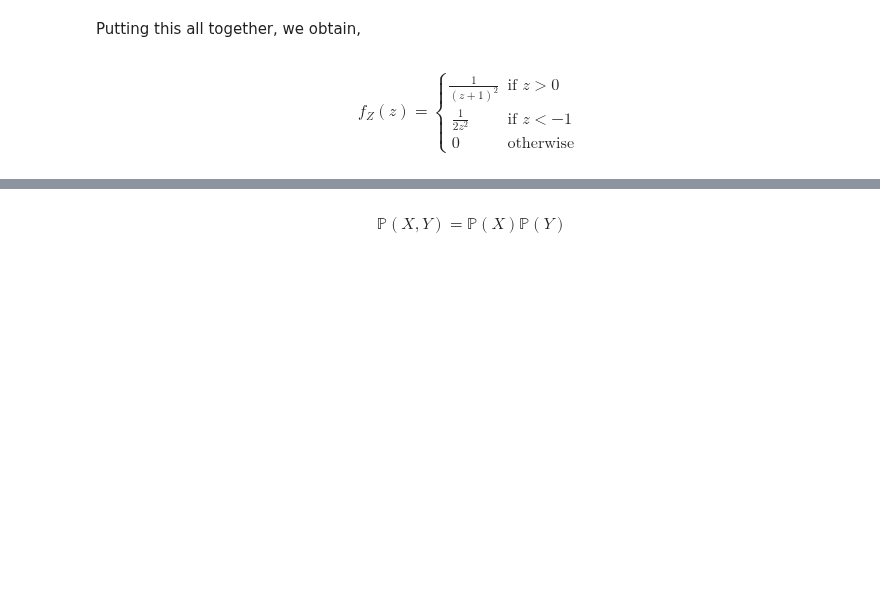
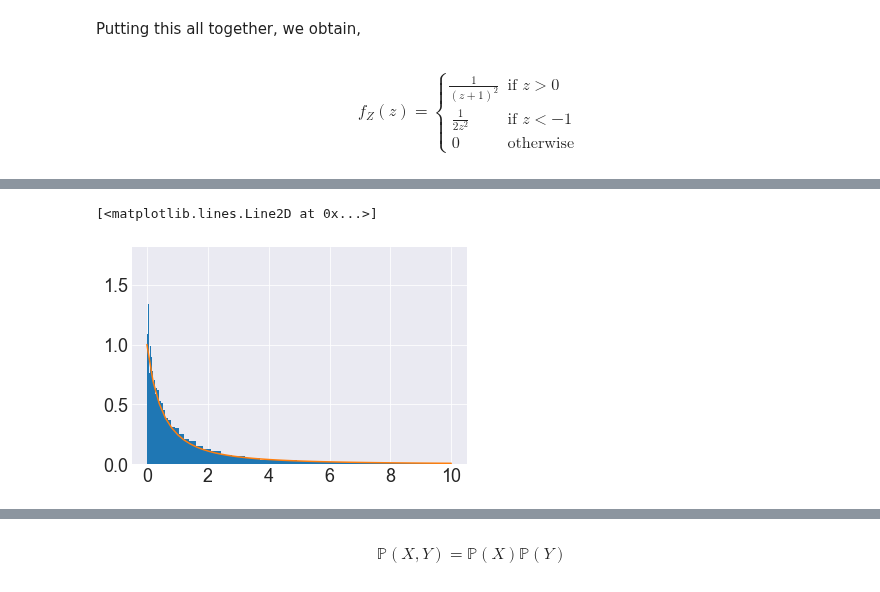
Before and after one commit to hvribeiro/MCSC1, a Jupyter notebook: aulas/02.1 - Introduction to probability.ipynb, the cells around one changed output, grey strips where cells are left out. Cells and saved outputs as stored; diff of their text form; code cells hidden in the pictures; blank space fills up the shorter version.

```diff
--- a/aulas/02.1 - Introduction to probability.ipynb
+++ b/aulas/02.1 - Introduction to probability.ipynb
@@ -932,0 +1025,7 @@ $$
+# %%
+bins = np.logspace(-2,1)
+_, _, _, = plt.hist(Z[Z>0],bins=bins,density=True)
+plt.plot(z0,(1)/(z0+1)**2)
+# %% [output]
+[<matplotlib.lines.Line2D at 0x...>]
+[figure, added]
```
Also changed, not shown: parts of 24 cells of this notebook.
